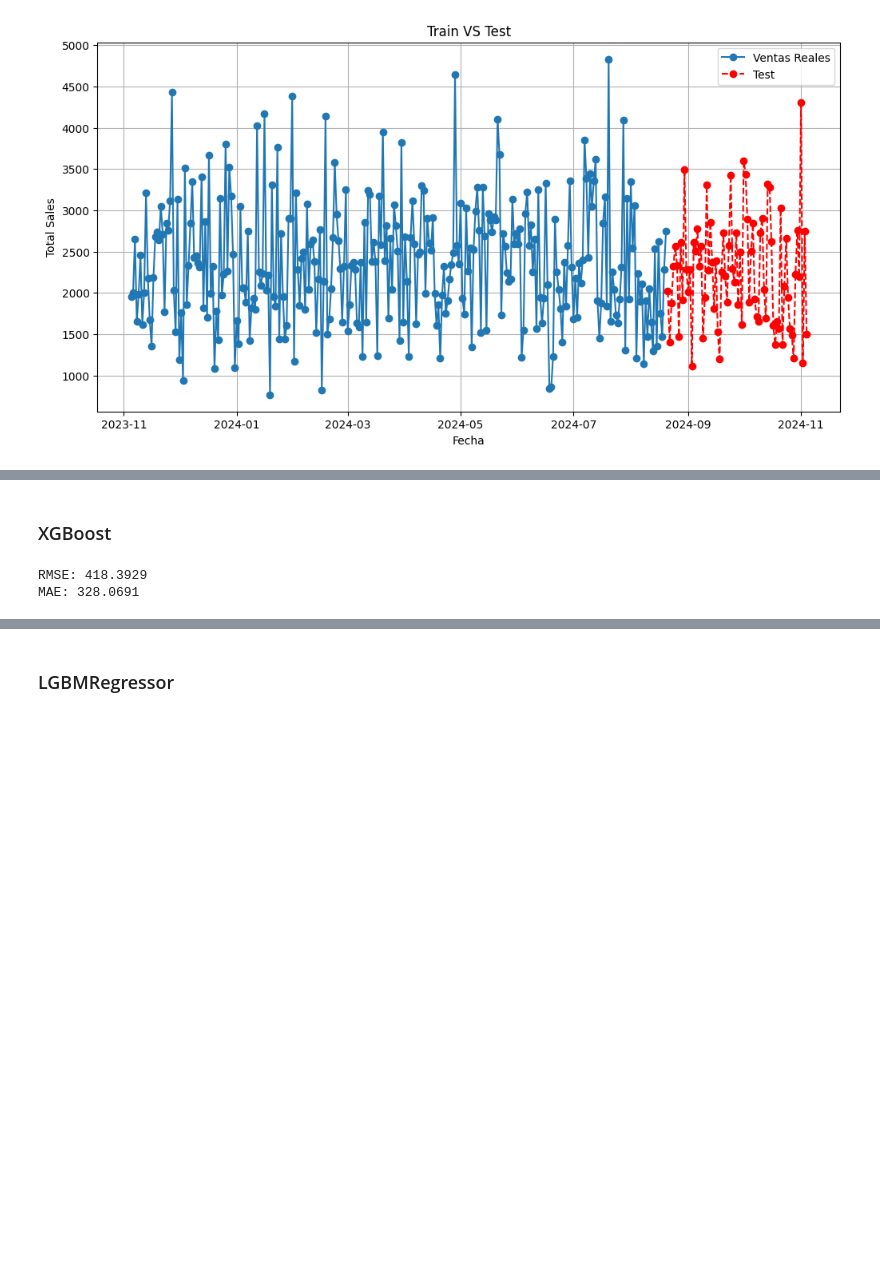
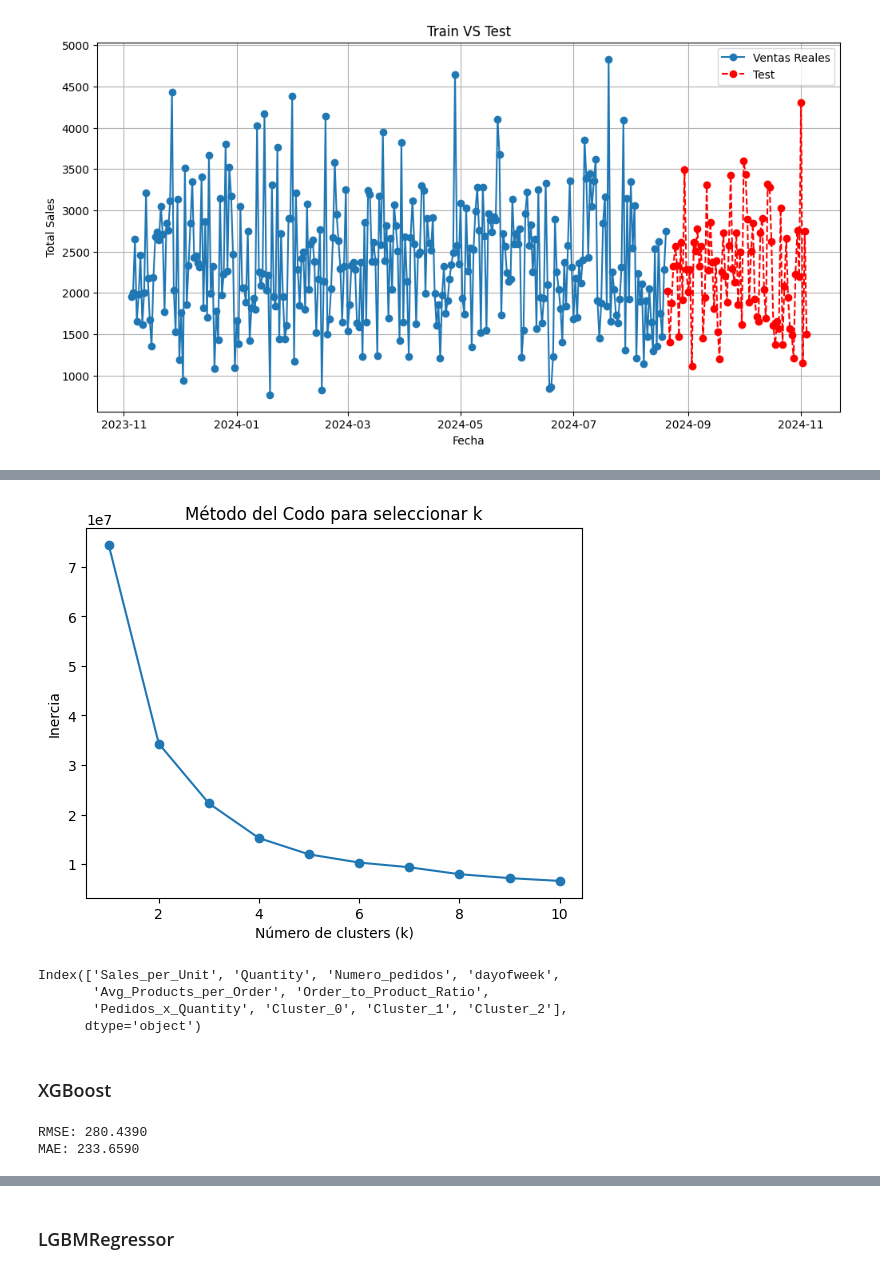
Before and after one commit to abdonrb/proyecto-ml, a Jupyter notebook: ML/models/trained/Regresion_Serie_tiempo.ipynb, the cells around one changed output, grey strips where cells are left out. Cells and saved outputs as stored; diff of their text form; code cells hidden in the pictures; blank space fills up the shorter version.

```diff
--- a/ML/models/trained/Regresion_Serie_tiempo.ipynb
+++ b/ML/models/trained/Regresion_Serie_tiempo.ipynb
@@ -105 +118,23 @@ Index(['Shipping_Charges', 'Quantity', 'Total_Sales', 'Numero_pedidos', 'year',
       dtype='object')
+# %%
+X_train_1, y_train = train.drop(columns=['Total_Sales']), train['Total_Sales']
+X_test_1, y_test = test.drop(columns=['Total_Sales']), test['Total_Sales']
+# %%
+from sklearn.cluster import KMeans
+
+inertia = []
+K_range = range(1, 11)  # Probar entre 1 y 10 clusters
+
+for k in K_range:
+    kmeans = KMeans(n_clusters=k, random_state=42)
+    kmeans.fit(X_train_1)
+    inertia.append(kmeans.inertia_)  # Inercia = suma de distancias dentro del cluster
+
+# 🔹 Graficar el método del codo
+plt.plot(K_range, inertia, marker='o')
+plt.xlabel('Número de clusters (k)')
+plt.ylabel('Inercia')
+plt.title('Método del Codo para seleccionar k')
+plt.show()
+# %% [output]
+[figure, added]
@@ -106,2 +148,9 @@ Index(['Shipping_Charges', 'Quantity', 'Total_Sales', 'Numero_pedidos', 'year',
+# %%
+X_train.columns
+# %% [output]
+Index(['Sales_per_Unit', 'Quantity', 'Numero_pedidos', 'dayofweek',
+       'Avg_Products_per_Order', 'Order_to_Product_Ratio',
+       'Pedidos_x_Quantity', 'Cluster_0', 'Cluster_1', 'Cluster_2'],
+      dtype='object')
 # %% [markdown]
 ### XGBoost
@@ -119,6 +167,7 @@ rmse = root_mean_squared_error(y_test,y_pred)
 mae = mean_absolute_error(y_test,y_pred)
 print(f'RMSE: {rmse:.4f}')
 print(f'MAE: {mae:.4f}')
+evaluar_modelo('XGBoost',y_pred=y_pred,y_test=y_test)
 # %% [output]
-RMSE: 418.3929
-MAE: 328.0691
+RMSE: 280.4390
+MAE: 233.6590
```
Also changed, not shown: parts of 48 cells of this notebook, 10 other files.
